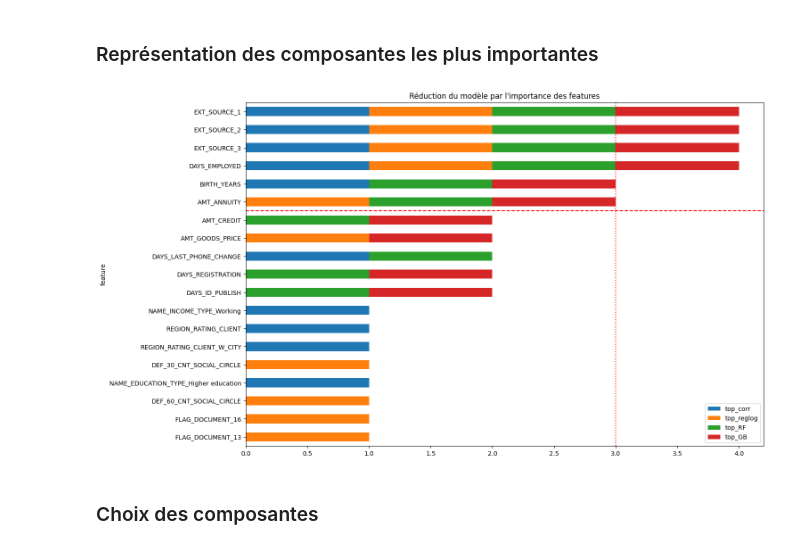
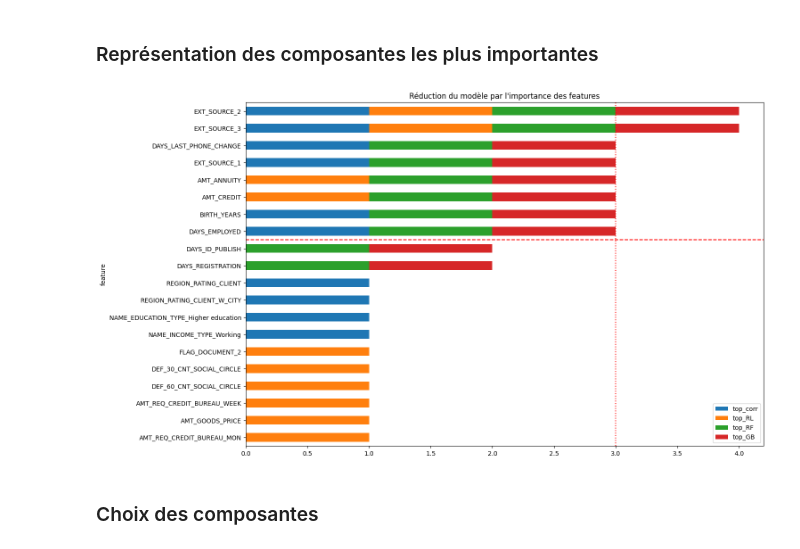
Before and after one commit to jonathandurand/OC_P7_API, a Jupyter notebook: modele.ipynb, the cells around one changed output. Drawn from its saved outputs; the diff is of its cells as text; code cells hidden in the pictures.

```diff
--- a/modele.ipynb
+++ b/modele.ipynb
@@ -648,2 +741,3 @@ clf_GB_full = GridSearchCV(
 # %%
-clf_GB_full.fit(data_train_full_scaledMM_impMed, model_train['TARGET'])
+data_train = data_train_full_scaledMM_impMed
+target = model_train['TARGET'].values
@@ -677,0 +744,7 @@ clf_GB_full.best_params_
+# %%
+estimator_dict[name] = fit_dict_estimator(estimator,
+                                          data_train,
+                                          target,
+                                          param_grid,
+                                          5,
+                                          calculate_score)
@@ -678,7 +769,7 @@ clf_GB_full.best_params_
 # %% [markdown]
 #### Composantes les plus importantes
 # %%
-idx = np.argsort(np.abs(clf_GB_full.best_estimator_.feature_importances_))
+idx = np.argsort(np.abs(estimator_dict[name]['estimator'].feature_importances_))
 # %%
 features_full[idx[::-1]][0:idx_max]
 # %% [output]
@@ -693,25 +784,25 @@ features_df['top_GB'] = features_df.index.isin(features_full[idx[::-1]][0:idx_ma
 # %% [markdown]
 ### Représentation des composantes les plus importantes
 # %%
-features_df['importance_tot'] = features_df['top_corr'] + features_df['top_reglog'] + features_df['top_RF'] + features_df['top_GB']
+features_df['importance_tot'] = features_df['top_corr'] + features_df['top_RL'] + features_df['top_RF'] + features_df['top_GB']
 # %%
 features_df['feature'] = features_df.index
 # %%
 idx = np.argsort(features_df['importance_tot'])[::-1]
 idx_max = next(x[0] for x in enumerate(features_df['importance_tot'][idx]) if x[1] < 3)
 
 plt.figure(figsize=(15,10))
 
 ax = plt.subplot(1,1,1)
 features_df.loc[
 features_df['importance_tot']>0
-].sort_values('importance_tot').plot.barh(ax=ax, x='feature', y=['top_corr', 'top_reglog', 'top_RF', 'top_GB'], stacked=True)
+].sort_values('importance_tot').plot.barh(ax=ax, x='feature', y=['top_corr', 'top_RL', 'top_RF', 'top_GB'], stacked=True)
 ax.axhline(len(features_df.loc[features_df['importance_tot']>0])-idx_max-0.5, linestyle='--', color='r')
 ax.axvline(3, linestyle=':', color='r')
 plt.title('Réduction du modèle par l\'importance des features')
 plt.show()
 # %% [output]
-[figure, old version]
+[figure, new version]
 # %% [markdown]
 ### Choix des composantes
 # %%
```
Also changed, not shown: parts of 104 cells of this notebook, 1 other file.
